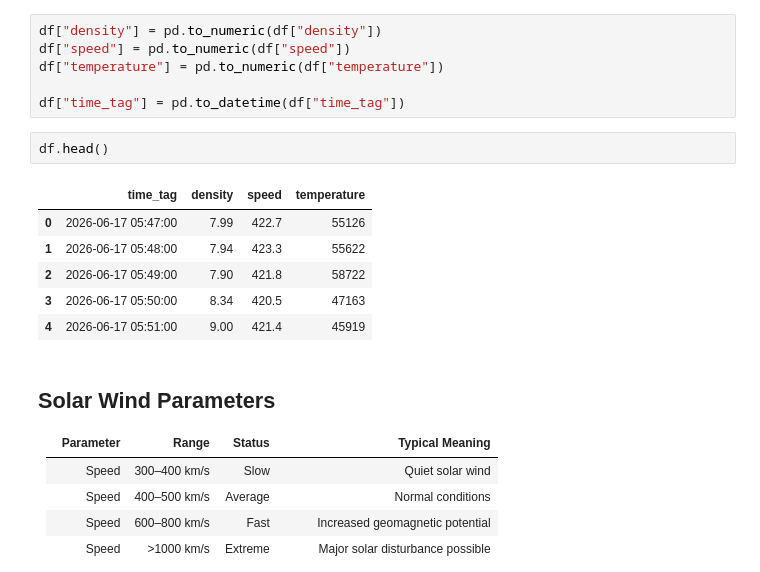
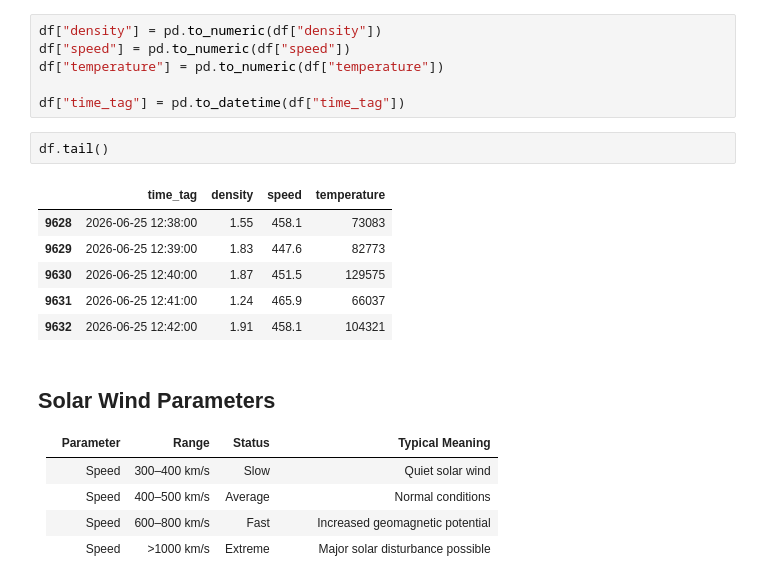
Before and after one commit to manasstark/space-weather-dashboard, a Jupyter notebook: notebooks/NOAA_Solar_Wind_EDA.ipynb, the cells around one changed output. Saved outputs shown, nothing was run; the diff lists cells and outputs as text.

```diff
--- a/notebooks/NOAA_Solar_Wind_EDA.ipynb
+++ b/notebooks/NOAA_Solar_Wind_EDA.ipynb
@@ -40,14 +40,14 @@ df["temperature"] = pd.to_numeric(df["temperature"])
 
 df["time_tag"] = pd.to_datetime(df["time_tag"])
 # %%
-df.head()
+df.tail()
 # %% [output]
 |  | time_tag | density | speed | temperature |
-| 0 | 2026-06-17 05:47:00 | 7.99 | 422.7 | 55126 |
-| 1 | 2026-06-17 05:48:00 | 7.94 | 423.3 | 55622 |
-| 2 | 2026-06-17 05:49:00 | 7.90 | 421.8 | 58722 |
-| 3 | 2026-06-17 05:50:00 | 8.34 | 420.5 | 47163 |
-| 4 | 2026-06-17 05:51:00 | 9.00 | 421.4 | 45919 |
+| 9628 | 2026-06-25 12:38:00 | 1.55 | 458.1 | 73083 |
+| 9629 | 2026-06-25 12:39:00 | 1.83 | 447.6 | 82773 |
+| 9630 | 2026-06-25 12:40:00 | 1.87 | 451.5 | 129575 |
+| 9631 | 2026-06-25 12:41:00 | 1.24 | 465.9 | 66037 |
+| 9632 | 2026-06-25 12:42:00 | 1.91 | 458.1 | 104321 |
 # %% [markdown]
 ## Solar Wind Parameters
 
```
Also changed, not shown: parts of 1 cell of this notebook, 29 other files.
